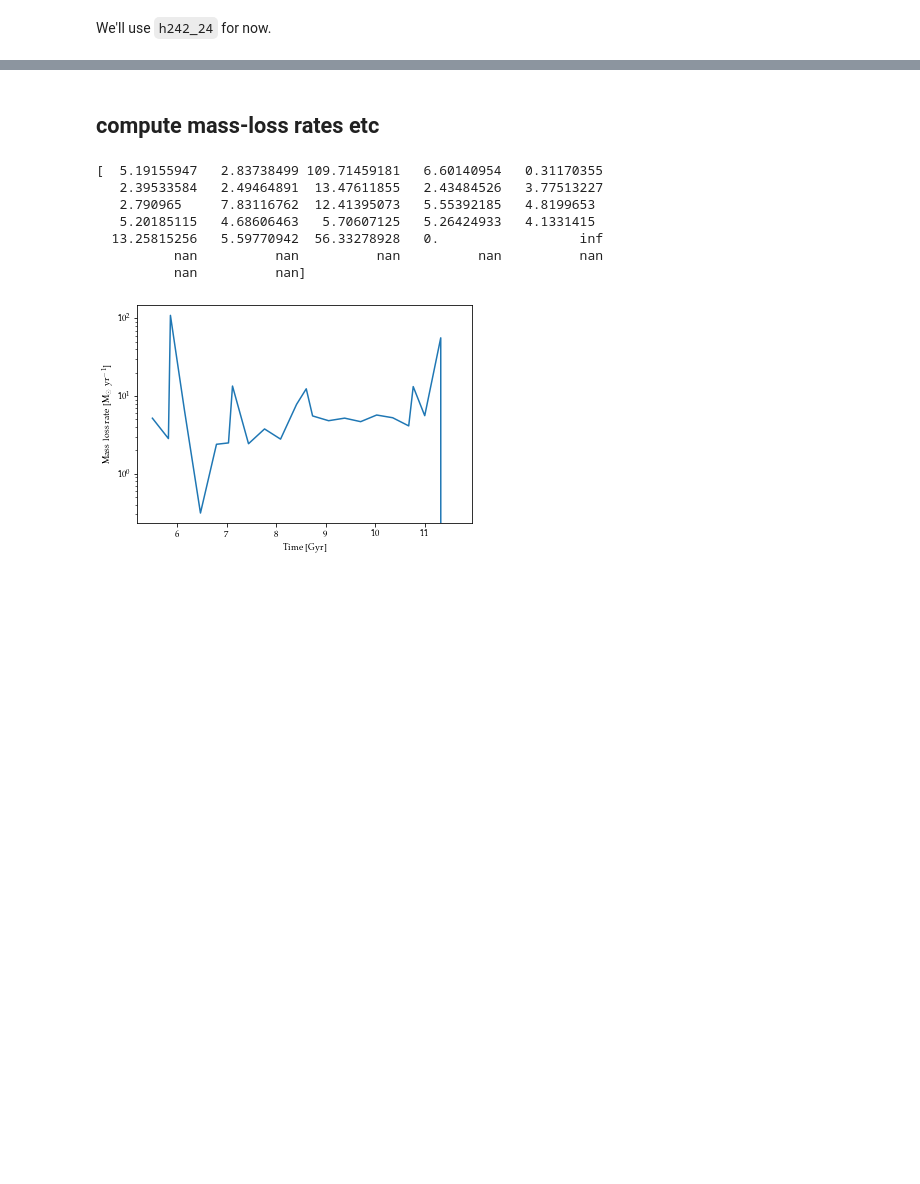
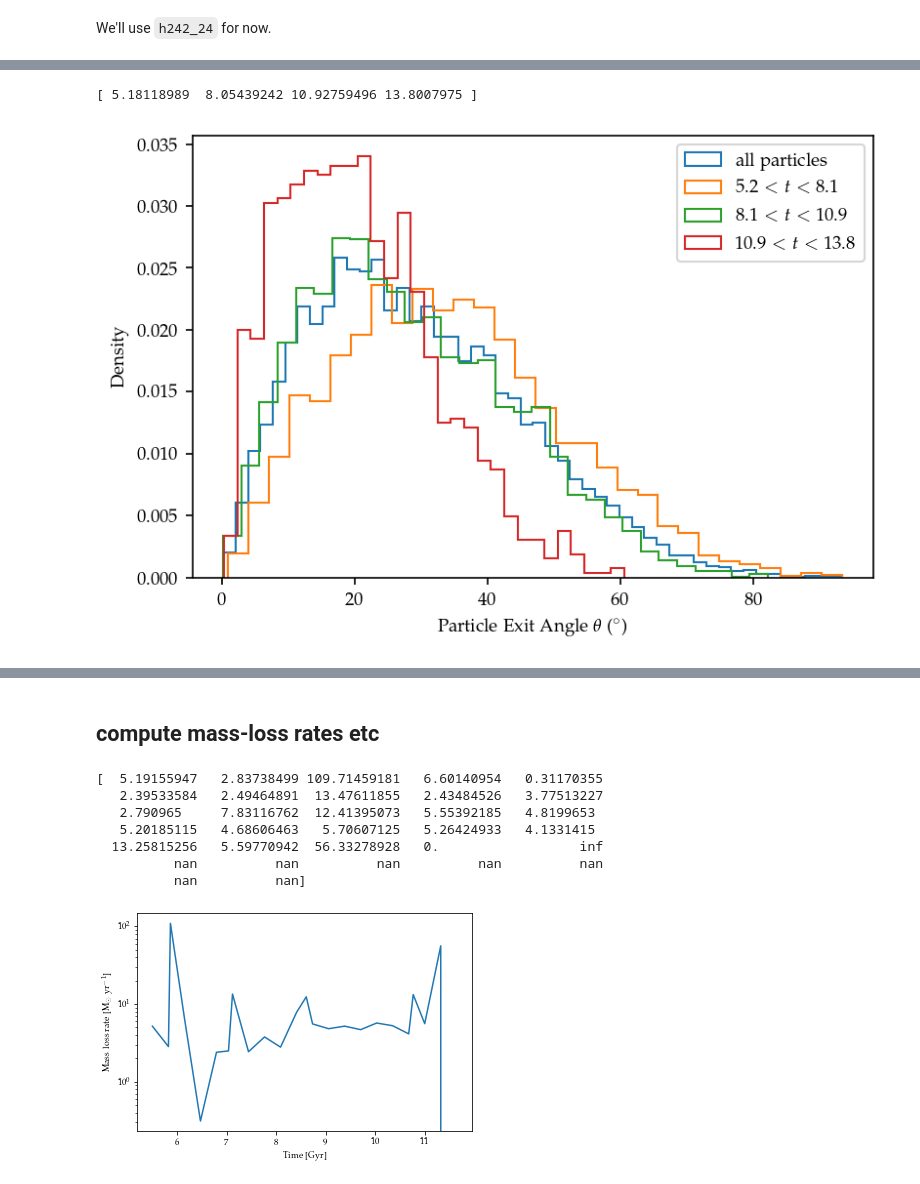
Before and after one commit to hollisakins/Justice_League_Code, a Jupyter notebook: Analysis/RamPressure/ParticleTrackingPlots.ipynb, the cells around one changed output, grey strips where cells are left out. Drawn from its saved outputs; the diff is of its cells as text; code cells hidden in the pictures; blank space fills up the shorter version.

```diff
--- a/Analysis/RamPressure/ParticleTrackingPlots.ipynb
+++ b/Analysis/RamPressure/ParticleTrackingPlots.ipynb
@@ -150,0 +403,16 @@ plt.show()
+# %%
+plt.figure(dpi=150)
+plt.hist(angles, histtype='step', bins=50, density=True, label='all particles')
+
+tbins = np.linspace(tmin,tmax,4)
+print(tbins)
+for t1,t2 in zip(tbins[:-1],tbins[1:]):
+    plt.hist(angles[(just_left.time > t1)&(just_left.time < t2)], histtype='step', bins=30, density=True, label=fr'${t1:.1f} < t < {t2:.1f}$')
+
+plt.xlabel(r'Particle Exit Angle $\theta$ ($^\circ$)')
+plt.ylabel('Density')
+plt.legend()
+plt.show()
+# %% [output]
+[ 5.18118989  8.05439242 10.92759496 13.8007975 ]
+[figure, added]
```
Also changed, not shown: parts of 22 cells of this notebook, 9 other files.
